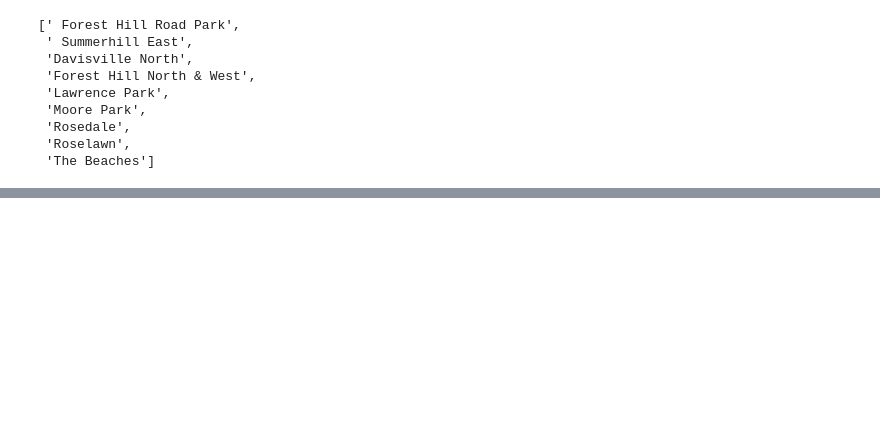
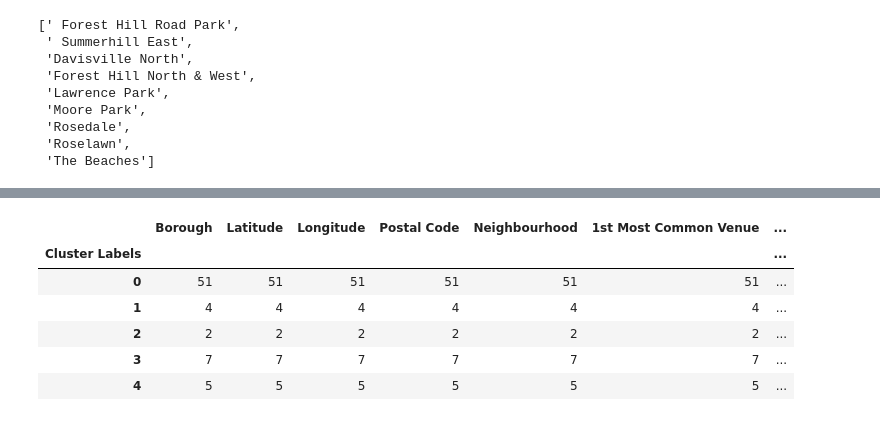
Before and after one commit to parag-ghungrudkar/Battle_of_neighborhoods_coursera, a Jupyter notebook: Coursera_capstone_project.ipynb, the cells around one changed output, grey strips where cells are left out. Cells and saved outputs as stored; diff of their text form; code cells hidden in the pictures; blank space fills up the shorter version.

```diff
--- a/Coursera_capstone_project.ipynb
+++ b/Coursera_capstone_project.ipynb
@@ -629,0 +696,10 @@ toronto_merged.loc[toronto_merged['Cluster Labels'] == 4,toronto_merged.columns[
+# %%
+toronto_merged.groupby('Cluster Labels').count()
+# %% [output]
+|  | Borough | Latitude | Longitude | Postal Code | Neighbourhood | 1st Most Common Venue | ... |
+| Cluster Labels |  |  |  |  |  |  | ... |
+| 0 | 51 | 51 | 51 | 51 | 51 | 51 | ... |
+| 1 | 4 | 4 | 4 | 4 | 4 | 4 | ... |
+| 2 | 2 | 2 | 2 | 2 | 2 | 2 | ... |
+| 3 | 7 | 7 | 7 | 7 | 7 | 7 | ... |
+| 4 | 5 | 5 | 5 | 5 | 5 | 5 | ... |
```
Also changed, not shown: parts of 26 cells of this notebook.
